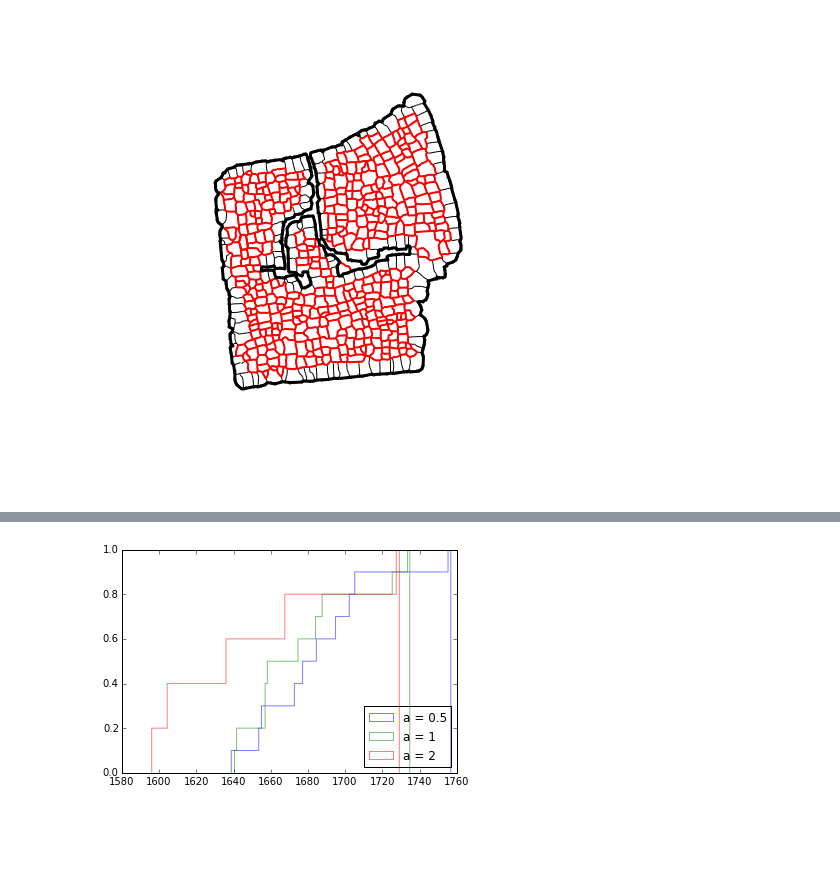
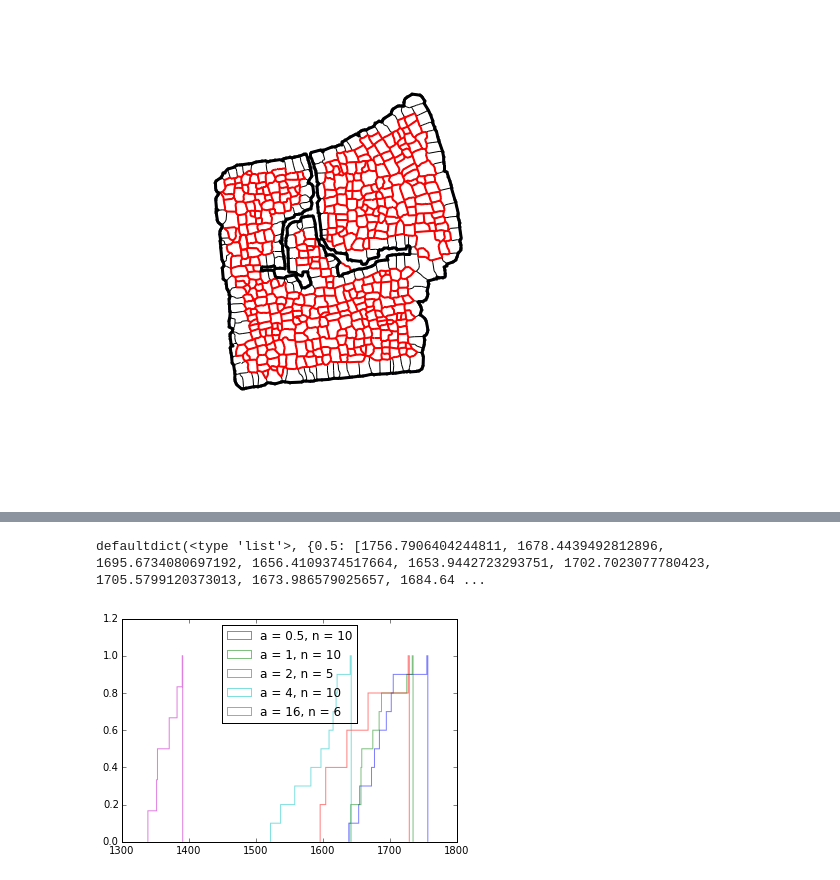
Before and after one commit to brelsford/topology, a Jupyter notebook: ReblockingFigs.ipynb, the cells around one changed output, grey strips where cells are left out. Cells and saved outputs as stored; diff of their text form; code cells hidden in the pictures; blank space fills up the shorter version.

Commit message:
alpha exploration
just very minor changes

```diff
--- a/ReblockingFigs.ipynb
+++ b/ReblockingFigs.ipynb
@@ -56,8 +58,11 @@ def nice_histogram_many(d):
     num_bins = 80
     fig = plt.figure()
     for a in d.keys():
-        n, bins, patches = plt.hist(d[a], num_bins, normed=1, cumulative=True,histtype = 'step' , label = "a = {}".format(a), alpha=0.5)
-        plt.legend(loc='lower right')
+        n, bins, patches = plt.hist(d[a], num_bins, normed=1, cumulative=True,
+                                    histtype = 'step', label = "a = {}, n = {}".
+                                    format(a, len(d[a])), alpha=0.5)
+        plt.legend(loc='upper center')
+    plt.savefig("full_histogram_cape.pdf", format='pdf', pad_inches=0.5)
 # %%
 ### Import data
 filename = "data/CapeTown"
@@ -112,2 +94,0 @@ NetworkXNoPath: node (95.47,88.04) not reachable from (305620.00,8022470.00)
-# %%
-DDD = pickle.load( open( "d_results.p", "rb" ) )
@@ -114,5 +111,22 @@ DDD = pickle.load( open( "d_results.p", "rb" ) )
+# %%
+D1 = pickle.load( open( "d_results.p", "rb" ) )
+D2 = pickle.load( open( "d_results2.p", "rb" ) )
+D3 = pickle.load( open( "d_results3.p", "rb" ) )
+
+D = D1.copy()
+D.update(D2)
+
+for key in D3.keys():
+    try:
+        D[key] = D[key] + D3[key]
+    except:
+        D[key] = D3[key]
+
+D
+# %% [output]
+defaultdict(<type 'list'>, {0.5: [1756.7906404244811, 1678.4439492812896, 1695.6734080697192, 1656.4109374517664, 1653.9442723293751, 1702.7023077780423, 1705.5799120373013, 1673.986579025657, 1684.64 ...
 # %%
-nice_histogram_many(DDD)
+nice_histogram_many(D)
 # %% [output]
-[figure, old version]
+[figure, new version]
 # %%
```
Also changed, not shown: parts of 9 cells of this notebook, 1 other file.
